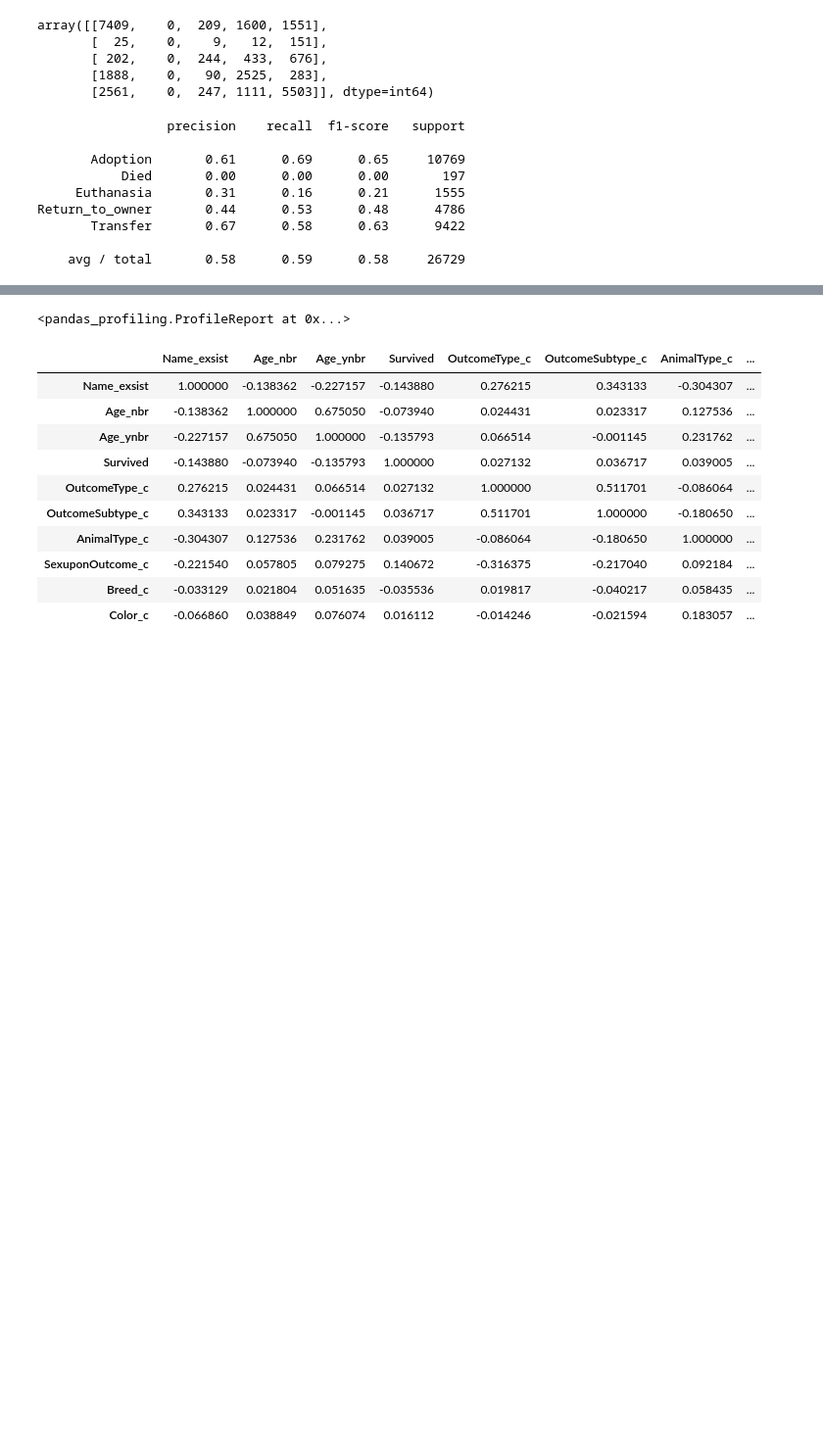
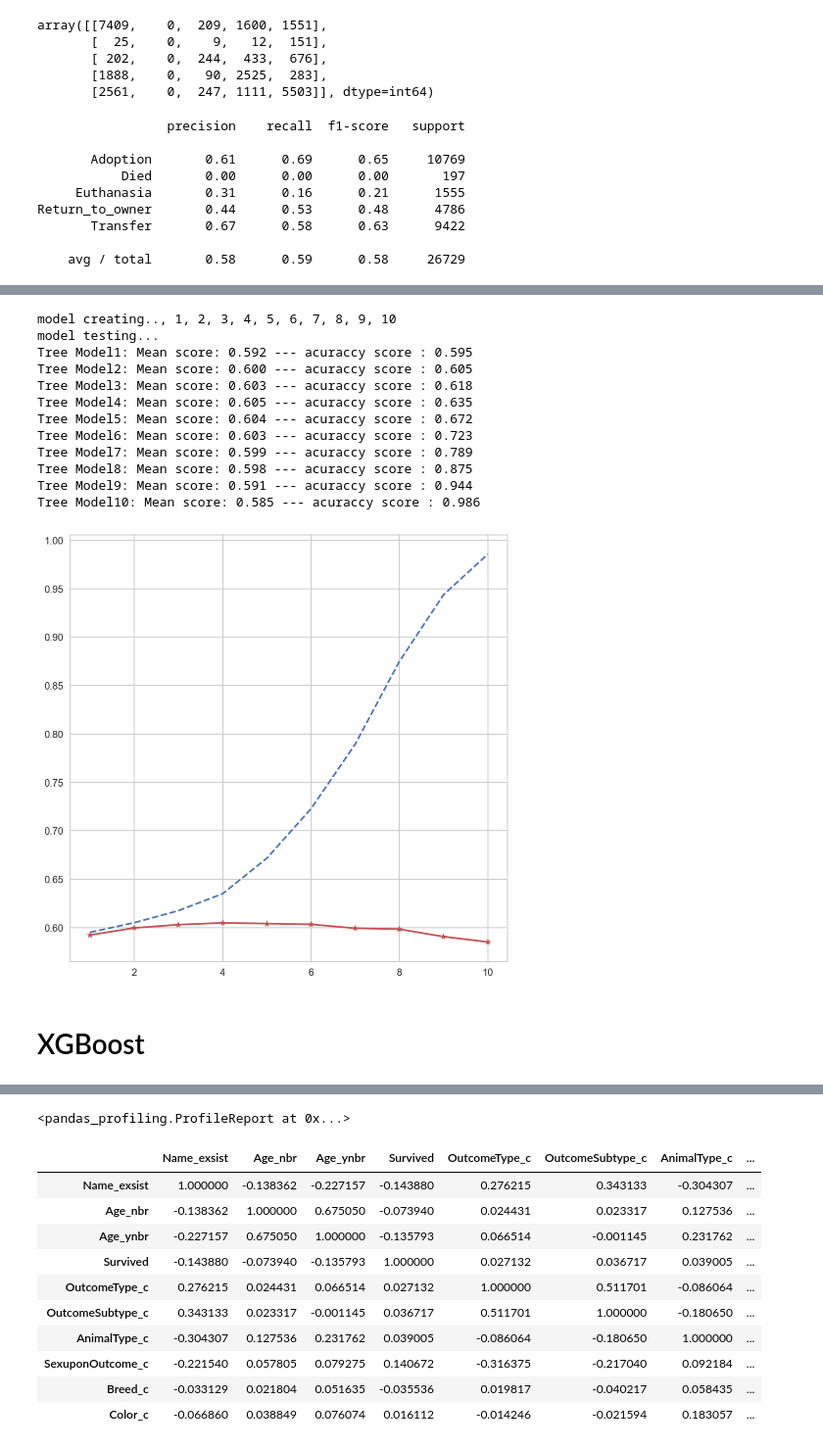
Before and after one commit to brightscannon/Keggle_Shelter_analysis, a Jupyter notebook: 0_shelter_EDA.ipynb, the cells around one changed output, grey strips where cells are left out. Shown at 98% size. Saved outputs shown, nothing was run; the diff lists cells and outputs as text; code cells hidden in the pictures; blank space fills up the shorter version.

```diff
--- a/0_shelter_EDA.ipynb
+++ b/0_shelter_EDA.ipynb
@@ -964,0 +1176,44 @@ y_outc
+# %%
+from sklearn.model_selection import cross_val_score, KFold
+model_ls = []
+score_ls = []
+accur_ls = []
+
+# tree 모델 자동생성 반복문
+print("model creating..",end="")
+for i in range(1,11):
+    grad = GradientBoostingClassifier(n_estimators=100, max_depth=i, random_state=0).fit(df_data,df_target)
+    print(",",i,end="")
+    model_ls.append(grad)
+
+# 모델 CV돌리기
+print("\nmodel testing...")
+for i, model in enumerate(model_ls):
+    scores = cross_val_score(model, df_data, df_target,cv=10)
+    accuracy = accuracy_score(df_target,model.predict(df_data))
+    print(("Tree Model{0:d}: Mean score: {1:.3f}").format(i+1,np.mean(scores)), end="")
+    print((" --- acuraccy score : {0:.3f}").format(accuracy)) # Kfold 안했을때 비교
+    score_ls.append(np.mean(scores))
+    accur_ls.append(accuracy)
+
+# 플롯팅
+plt.figure(figsize=(8,8))
+plt.plot(range(1,len(score_ls)+1),list(score_ls),'-*r')
+plt.plot(range(1,len(accur_ls)+1),list(accur_ls),'--b')
+plt.show()
+# %% [output]
+model creating.., 1, 2, 3, 4, 5, 6, 7, 8, 9, 10
+model testing...
+Tree Model1: Mean score: 0.592 --- acuraccy score : 0.595
+Tree Model2: Mean score: 0.600 --- acuraccy score : 0.605
+Tree Model3: Mean score: 0.603 --- acuraccy score : 0.618
+Tree Model4: Mean score: 0.605 --- acuraccy score : 0.635
+Tree Model5: Mean score: 0.604 --- acuraccy score : 0.672
+Tree Model6: Mean score: 0.603 --- acuraccy score : 0.723
+Tree Model7: Mean score: 0.599 --- acuraccy score : 0.789
+Tree Model8: Mean score: 0.598 --- acuraccy score : 0.875
+Tree Model9: Mean score: 0.591 --- acuraccy score : 0.944
+Tree Model10: Mean score: 0.585 --- acuraccy score : 0.986
+[figure, added]
+# %% [markdown]
+# XGBoost
```
Also changed, not shown: parts of 34 cells of this notebook, 7 other files.
